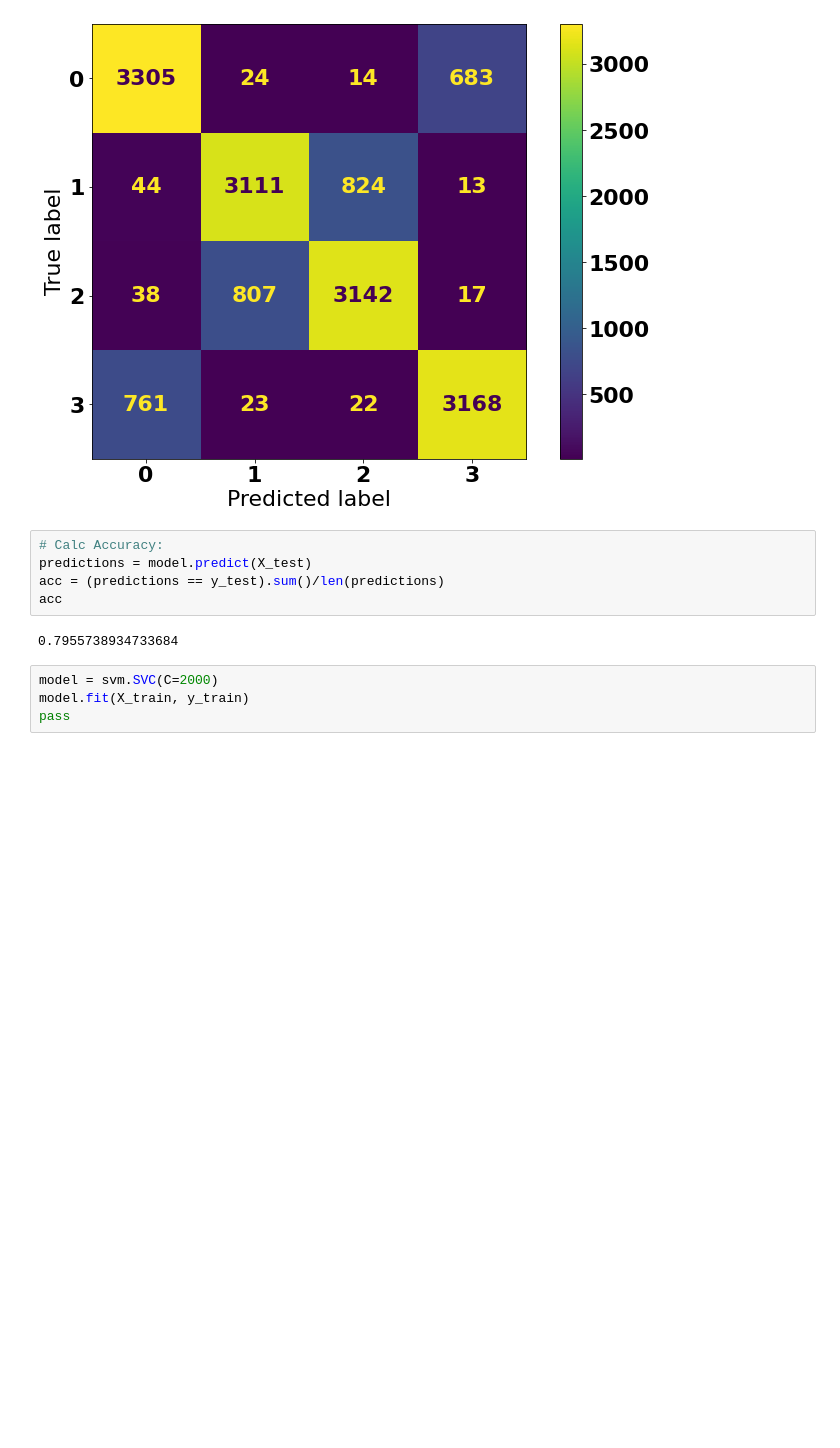
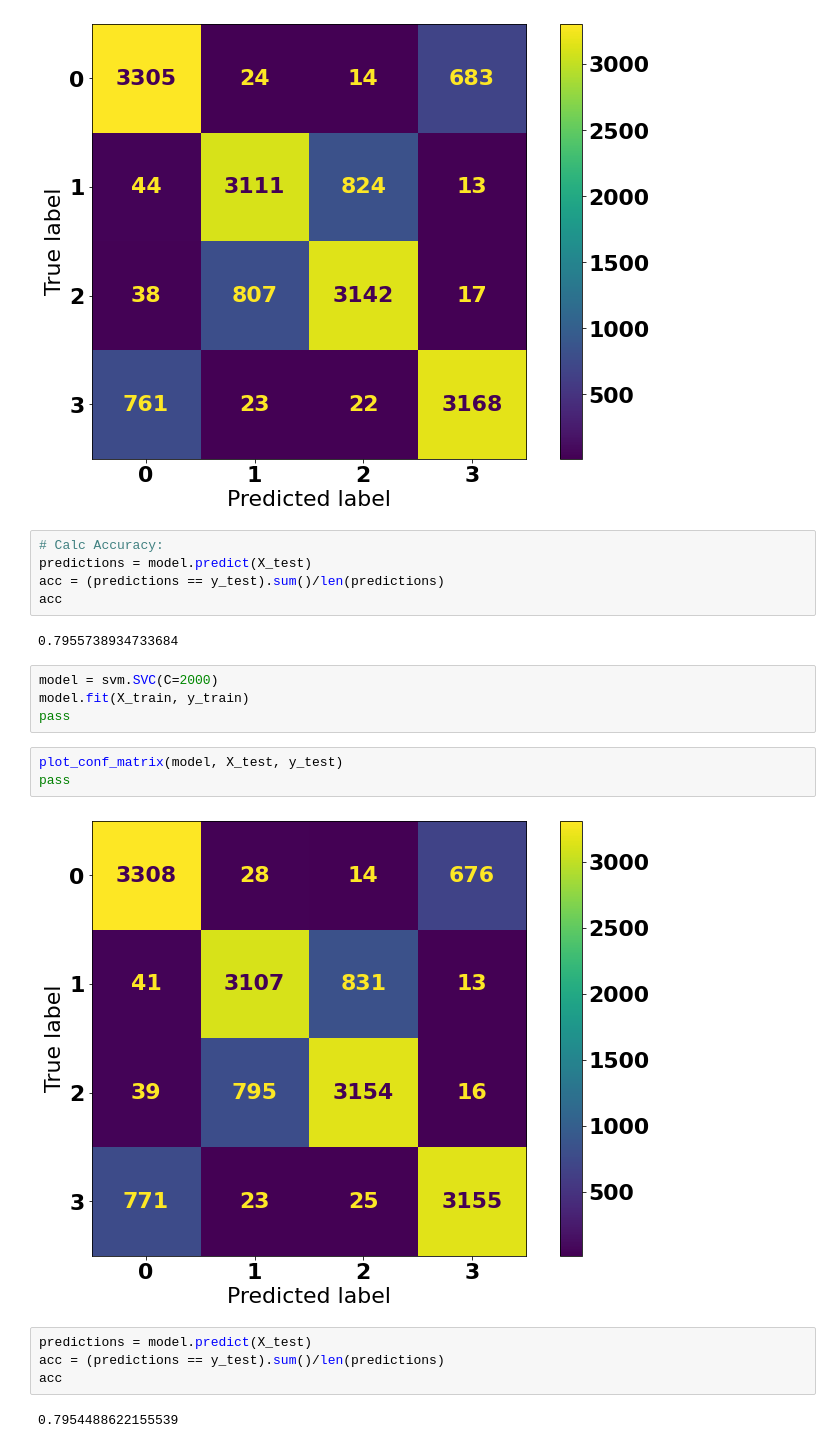
Before and after one commit to alexeyhorkin/ml_dl_with_topology_data, a Jupyter notebook: notebooks/eda/models_analysis.ipynb, the cells around one changed output. Saved outputs shown, nothing was run; the diff lists cells and outputs as text; blank space fills up the shorter version.

```diff
--- a/notebooks/eda/models_analysis.ipynb
+++ b/notebooks/eda/models_analysis.ipynb
@@ -87,3 +87,14 @@ acc
 model = svm.SVC(C=2000)
 model.fit(X_train, y_train)
 pass
+# %%
+plot_conf_matrix(model, X_test, y_test)
+pass
+# %% [output]
+[figure, added]
+# %%
+predictions = model.predict(X_test)
+acc = (predictions == y_test).sum()/len(predictions)
+acc
+# %% [output]
+0.7954488622155539
```
